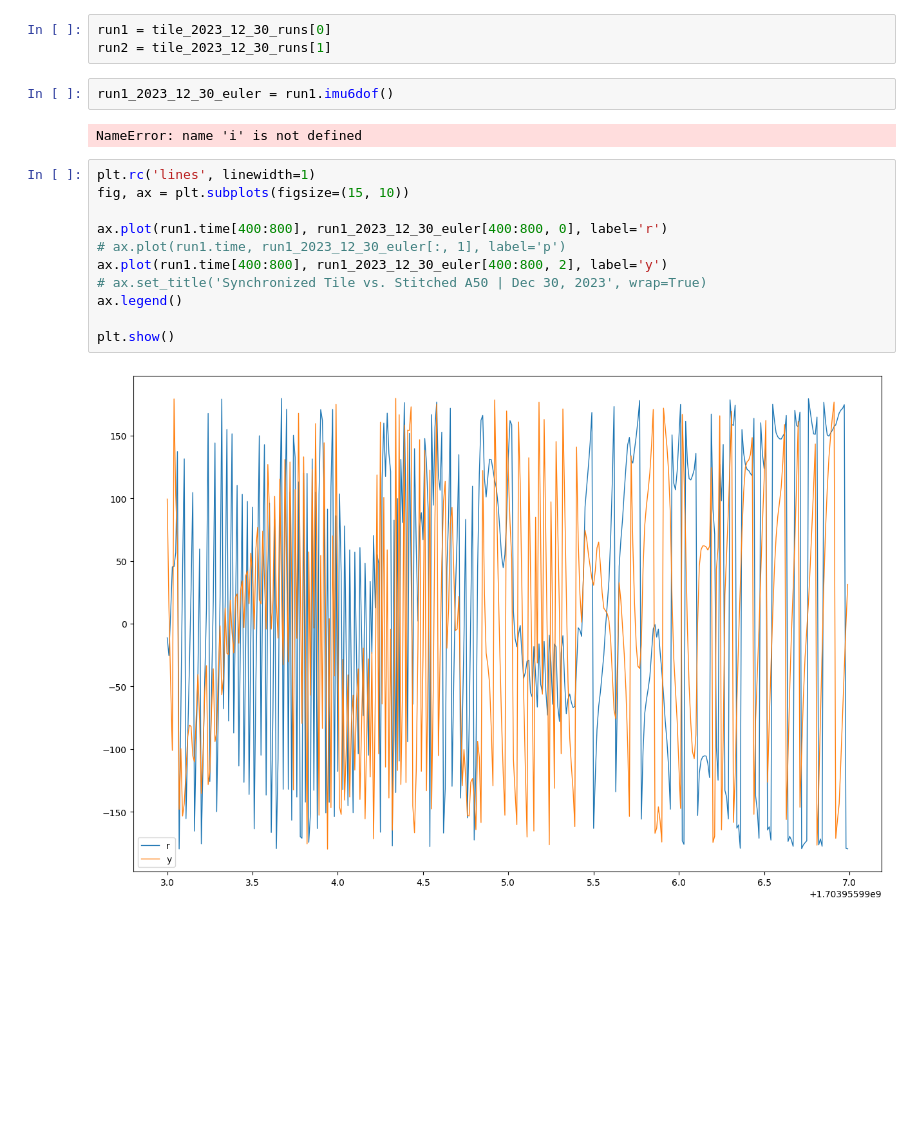
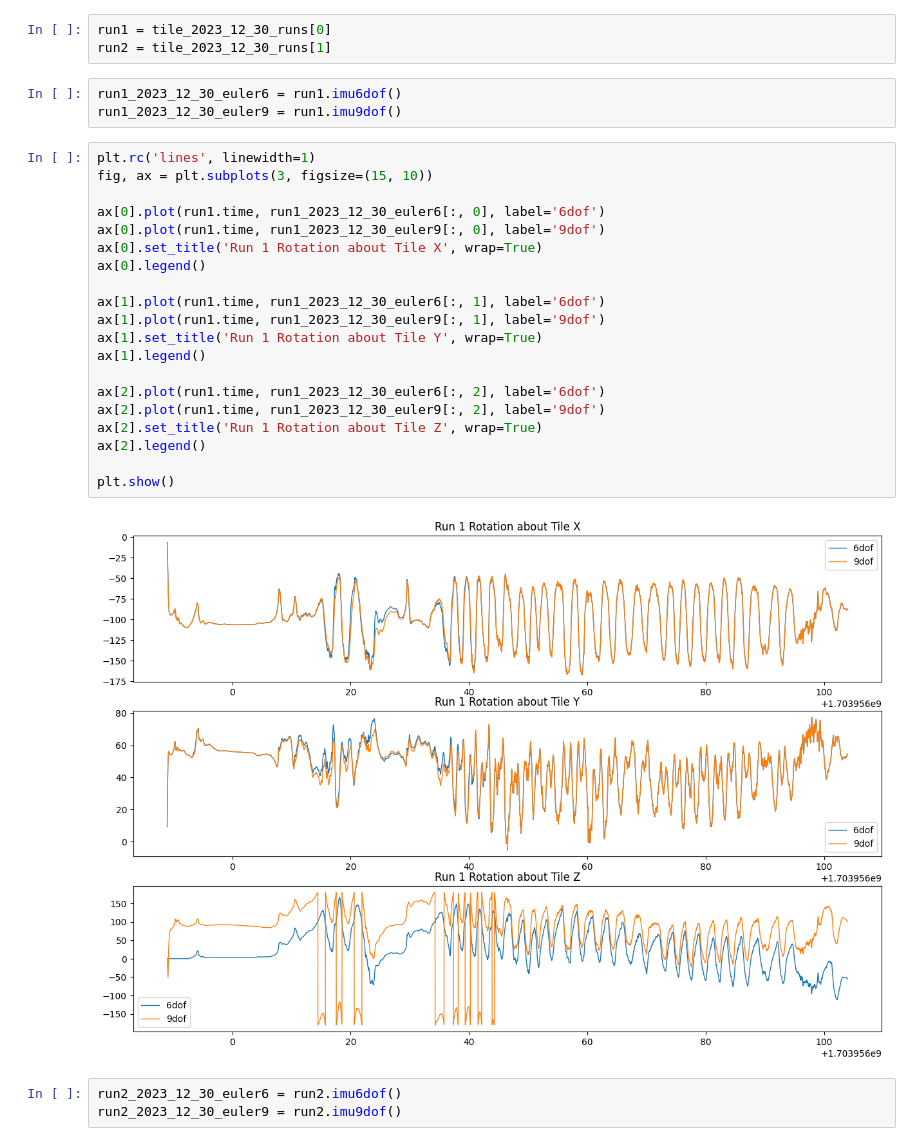
Before and after one commit to Nagillimi/Skiing-Logging, a Jupyter notebook: PROCESSING/algorithm_turn_identification.ipynb, the cells around one changed output. Saved outputs shown, nothing was run; the diff lists cells and outputs as text; blank space fills up the shorter version.

```diff
--- a/PROCESSING/algorithm_turn_identification.ipynb
+++ b/PROCESSING/algorithm_turn_identification.ipynb
@@ -37,20 +37,31 @@ tile_2023_12_30_runs = splitTileIntoDownhillTracks(tile_2023_12_30_sync, a50_202
 # %%
 run1 = tile_2023_12_30_runs[0]
 run2 = tile_2023_12_30_runs[1]
-# %%
-run1_2023_12_30_euler = run1.imu6dof()
-# %% [output]
-NameError: name 'i' is not defined
-# %%
-plt.rc('lines', linewidth=1)
-fig, ax = plt.subplots(figsize=(15, 10))
-
-ax.plot(run1.time[400:800], run1_2023_12_30_euler[400:800, 0], label='r')
-# ax.plot(run1.time, run1_2023_12_30_euler[:, 1], label='p')
-ax.plot(run1.time[400:800], run1_2023_12_30_euler[400:800, 2], label='y')
-# ax.set_title('Synchronized Tile vs. Stitched A50 | Dec 30, 2023', wrap=True)
-ax.legend()
-
-plt.show()
-# %% [output]
-[figure, removed]
+# %%
+run1_2023_12_30_euler6 = run1.imu6dof()
+run1_2023_12_30_euler9 = run1.imu9dof()
+# %%
+plt.rc('lines', linewidth=1)
+fig, ax = plt.subplots(3, figsize=(15, 10))
+
+ax[0].plot(run1.time, run1_2023_12_30_euler6[:, 0], label='6dof')
+ax[0].plot(run1.time, run1_2023_12_30_euler9[:, 0], label='9dof')
+ax[0].set_title('Run 1 Rotation about Tile X', wrap=True)
+ax[0].legend()
+
+ax[1].plot(run1.time, run1_2023_12_30_euler6[:, 1], label='6dof')
+ax[1].plot(run1.time, run1_2023_12_30_euler9[:, 1], label='9dof')
+ax[1].set_title('Run 1 Rotation about Tile Y', wrap=True)
+ax[1].legend()
+
+ax[2].plot(run1.time, run1_2023_12_30_euler6[:, 2], label='6dof')
+ax[2].plot(run1.time, run1_2023_12_30_euler9[:, 2], label='9dof')
+ax[2].set_title('Run 1 Rotation about Tile Z', wrap=True)
+ax[2].legend()
+
+plt.show()
+# %% [output]
+[figure, added]
+# %%
+run2_2023_12_30_euler6 = run2.imu6dof()
+run2_2023_12_30_euler9 = run2.imu9dof()
```
Also changed, not shown: parts of 1 cell of this notebook, 1 other file.
